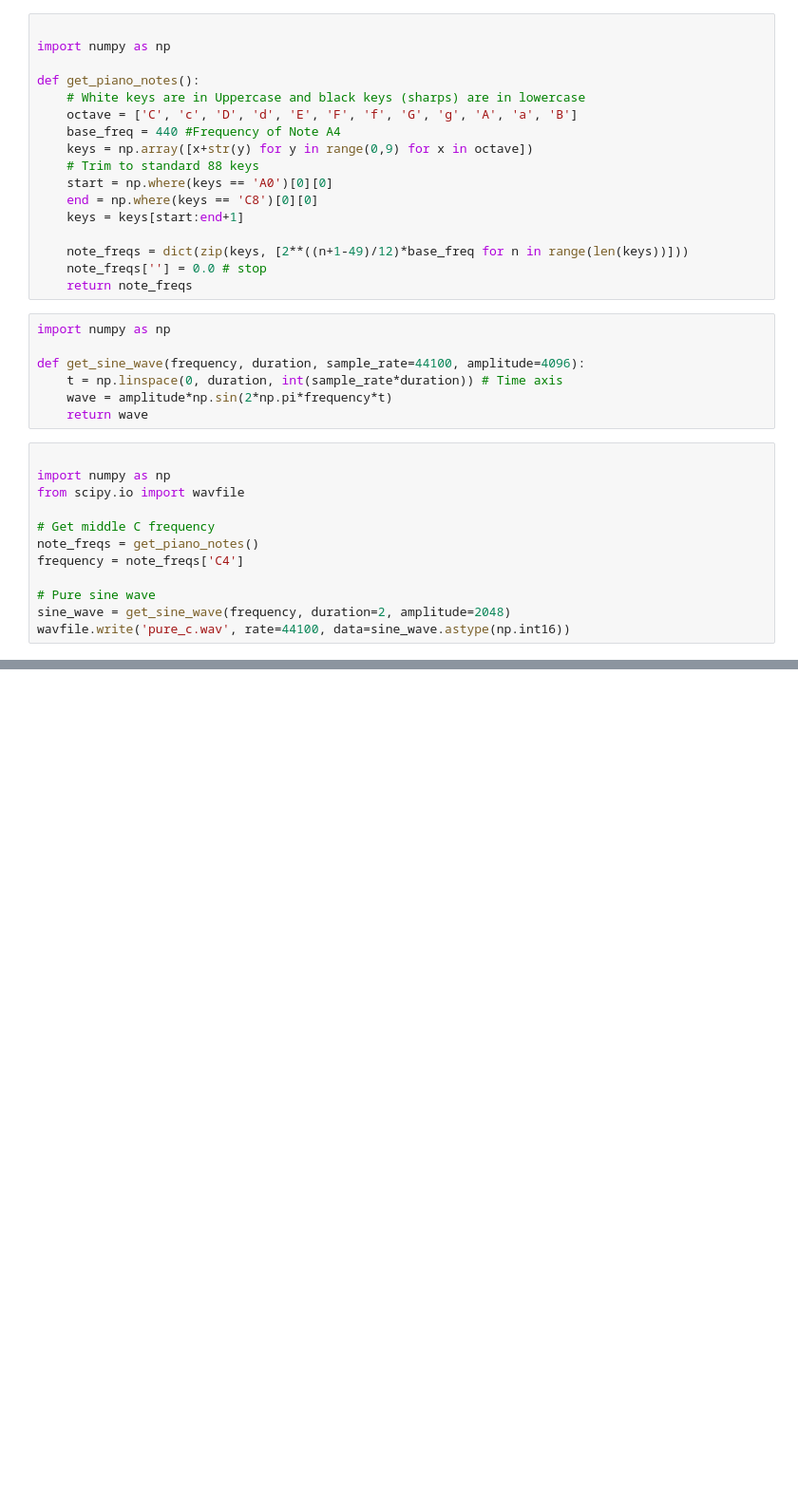
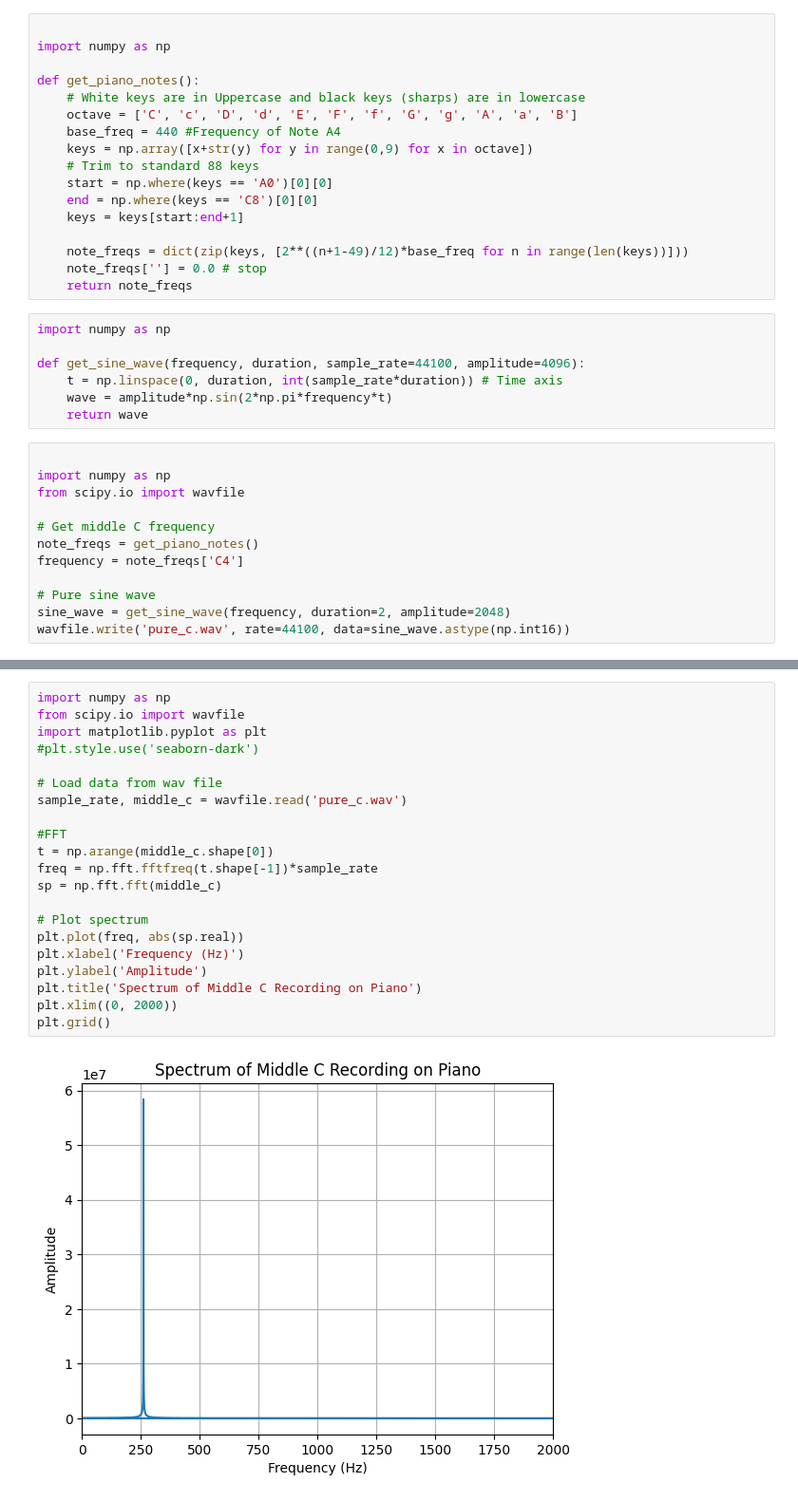
Before and after one commit to vedsule/Synth-W, a Jupyter notebook: piano_basic.ipynb, the cells around one changed output, grey strips where cells are left out. Shown: that part at 95% size. Drawn from its saved outputs; the diff is of its cells as text; blank space fills up the shorter version.

```diff
--- a/piano_basic.ipynb
+++ b/piano_basic.ipynb
@@ -53,0 +54,23 @@ OSError: 'seaborn-dark' is not a valid package style, path of style file, URL of
+# %%
+import numpy as np
+from scipy.io import wavfile
+import matplotlib.pyplot as plt
+#plt.style.use('seaborn-dark')
+
+# Load data from wav file
+sample_rate, middle_c = wavfile.read('pure_c.wav')
+
+#FFT
+t = np.arange(middle_c.shape[0])
+freq = np.fft.fftfreq(t.shape[-1])*sample_rate
+sp = np.fft.fft(middle_c)
+
+# Plot spectrum
+plt.plot(freq, abs(sp.real))
+plt.xlabel('Frequency (Hz)')
+plt.ylabel('Amplitude')
+plt.title('Spectrum of Middle C Recording on Piano')
+plt.xlim((0, 2000))
+plt.grid()
+# %% [output]
+[figure, added]
```
Also changed, not shown: parts of 1 cell of this notebook.
